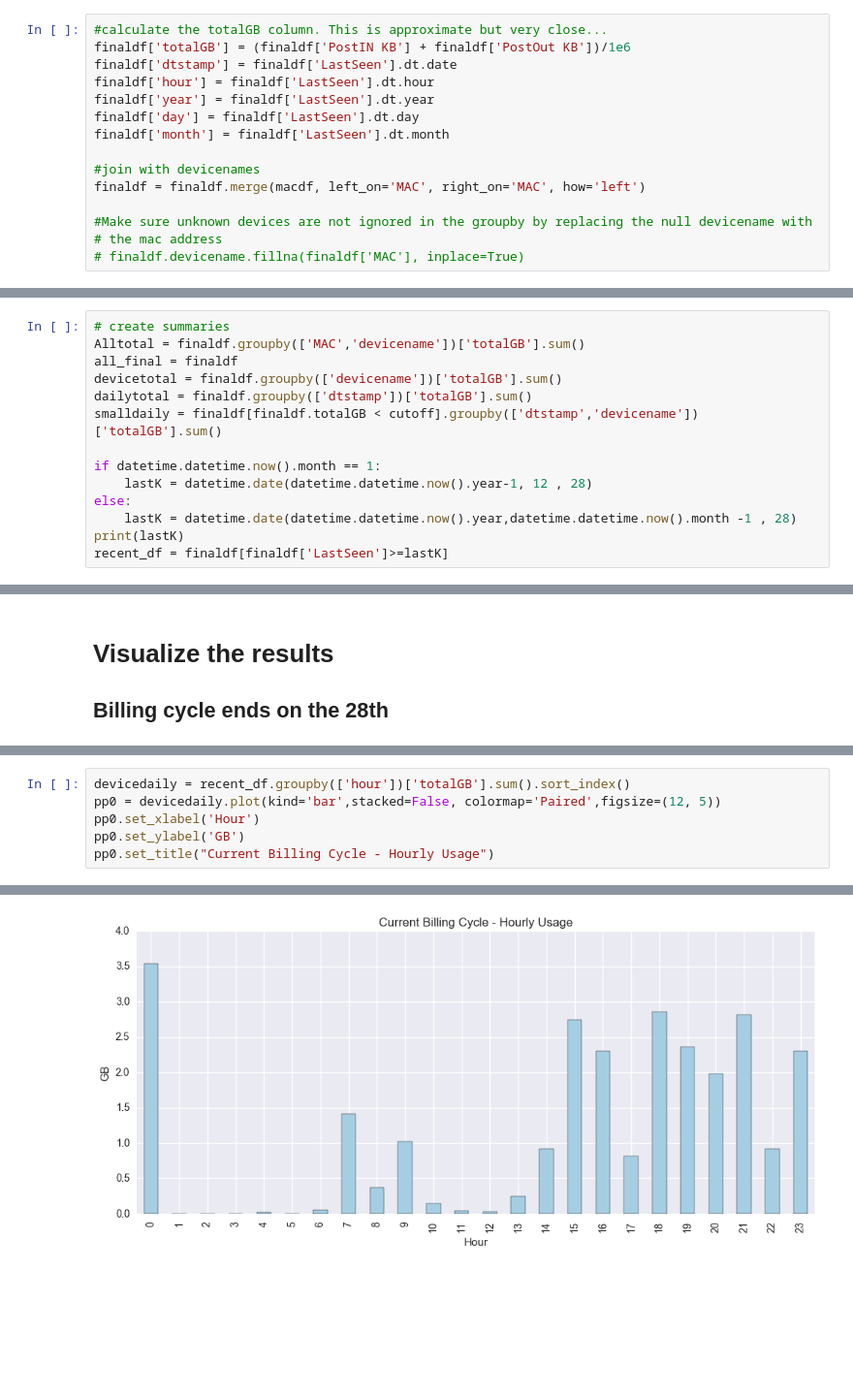
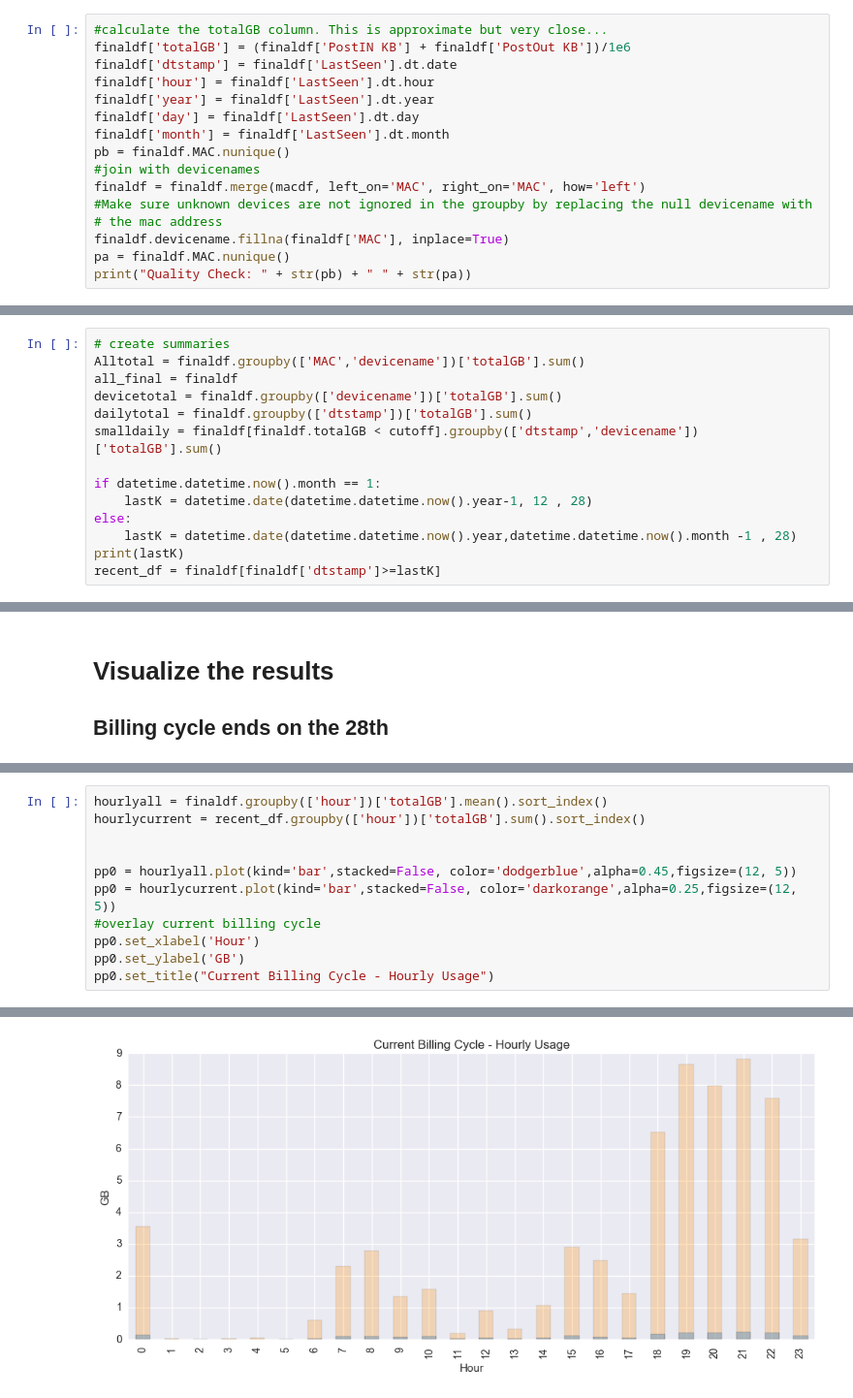
Before and after one commit to scoyote/Router-Tools, a Jupyter notebook: Parse Hourlyfile.ipynb, the cells around one changed output, grey strips where cells are left out. Shown: that part at 97% size. Saved outputs shown, nothing was run; the diff lists cells and outputs as text; blank space fills up the shorter version.

Commit message:
updated hourlycharts, added overlay for totals, added top 10

```diff
--- a/Parse Hourlyfile.ipynb
+++ b/Parse Hourlyfile.ipynb
@@ -98,10 +100,11 @@ finaldf['hour'] = finaldf['LastSeen'].dt.hour
 finaldf['year'] = finaldf['LastSeen'].dt.year
 finaldf['day'] = finaldf['LastSeen'].dt.day
 finaldf['month'] = finaldf['LastSeen'].dt.month
-
+pb = finaldf.MAC.nunique()
 #join with devicenames
 finaldf = finaldf.merge(macdf, left_on='MAC', right_on='MAC', how='left')
-
 #Make sure unknown devices are not ignored in the groupby by replacing the null devicename with
 # the mac address
-# finaldf.devicename.fillna(finaldf['MAC'], inplace=True)
+finaldf.devicename.fillna(finaldf['MAC'], inplace=True)
+pa = finaldf.MAC.nunique()
+print("Quality Check: " + str(pb) + " " + str(pa))
@@ -134,7 +139,7 @@ if datetime.datetime.now().month == 1:
 else:
     lastK = datetime.date(datetime.datetime.now().year,datetime.datetime.now().month -1 , 28)
 print(lastK)
-recent_df = finaldf[finaldf['LastSeen']>=lastK]
+recent_df = finaldf[finaldf['dtstamp']>=lastK]
 # %% [output]
 2018-03-28
 # %% [markdown]
@@ -179,10 +227,15 @@ pp0.set_title("Current Billing Cycle")
 # %%
-devicedaily = recent_df.groupby(['hour'])['totalGB'].sum().sort_index()
-pp0 = devicedaily.plot(kind='bar',stacked=False, colormap='Paired',figsize=(12, 5))
+hourlyall = finaldf.groupby(['hour'])['totalGB'].mean().sort_index()
+hourlycurrent = recent_df.groupby(['hour'])['totalGB'].sum().sort_index()
+
+
+pp0 = hourlyall.plot(kind='bar',stacked=False, color='dodgerblue',alpha=0.45,figsize=(12, 5))
+pp0 = hourlycurrent.plot(kind='bar',stacked=False, color='darkorange',alpha=0.25,figsize=(12, 5))
+#overlay current billing cycle
 pp0.set_xlabel('Hour')
 pp0.set_ylabel('GB')
 pp0.set_title("Current Billing Cycle - Hourly Usage")
 # %% [output]
 <matplotlib.text.Text at 0x...>
-[figure, old version]
+[figure, new version]
 # %%
```
Also changed, not shown: parts of 12 cells of this notebook.
